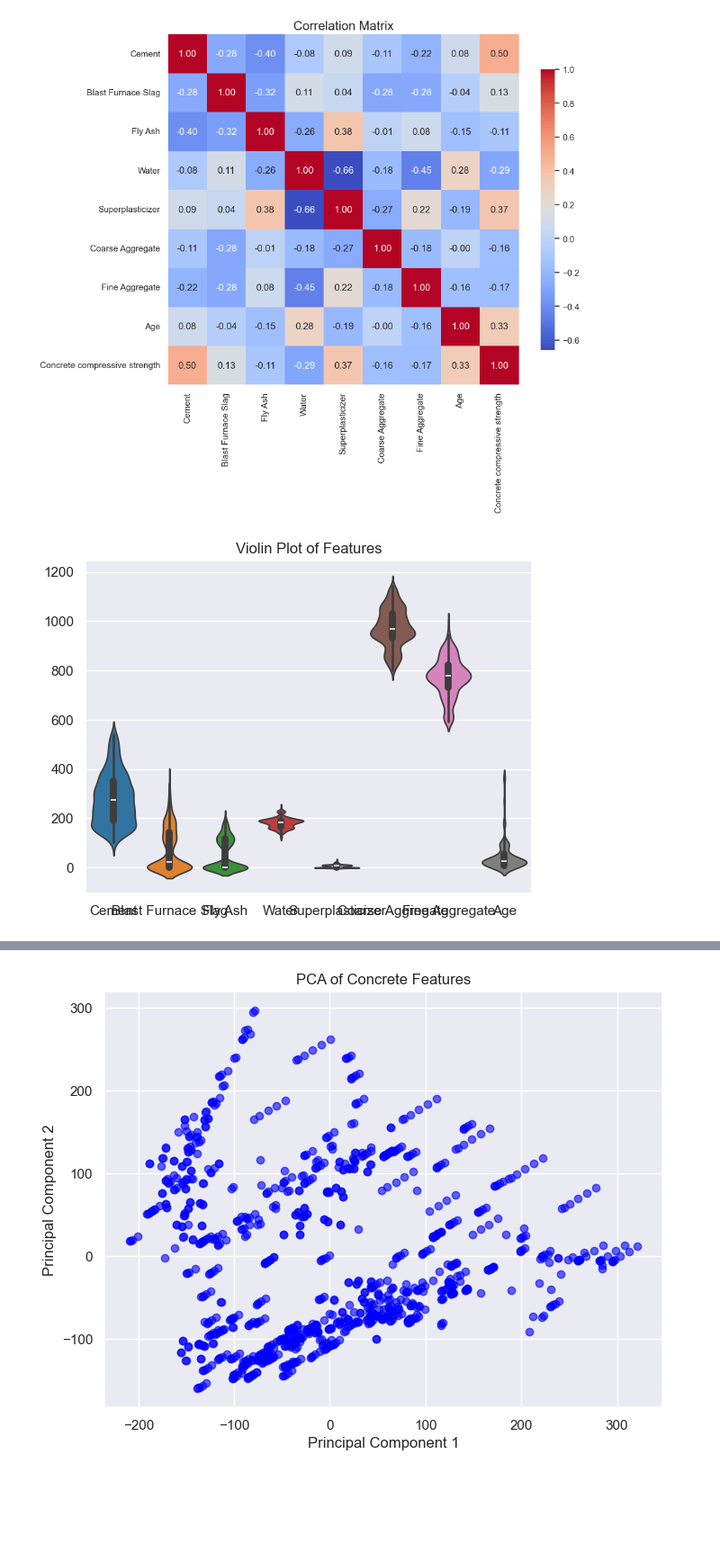
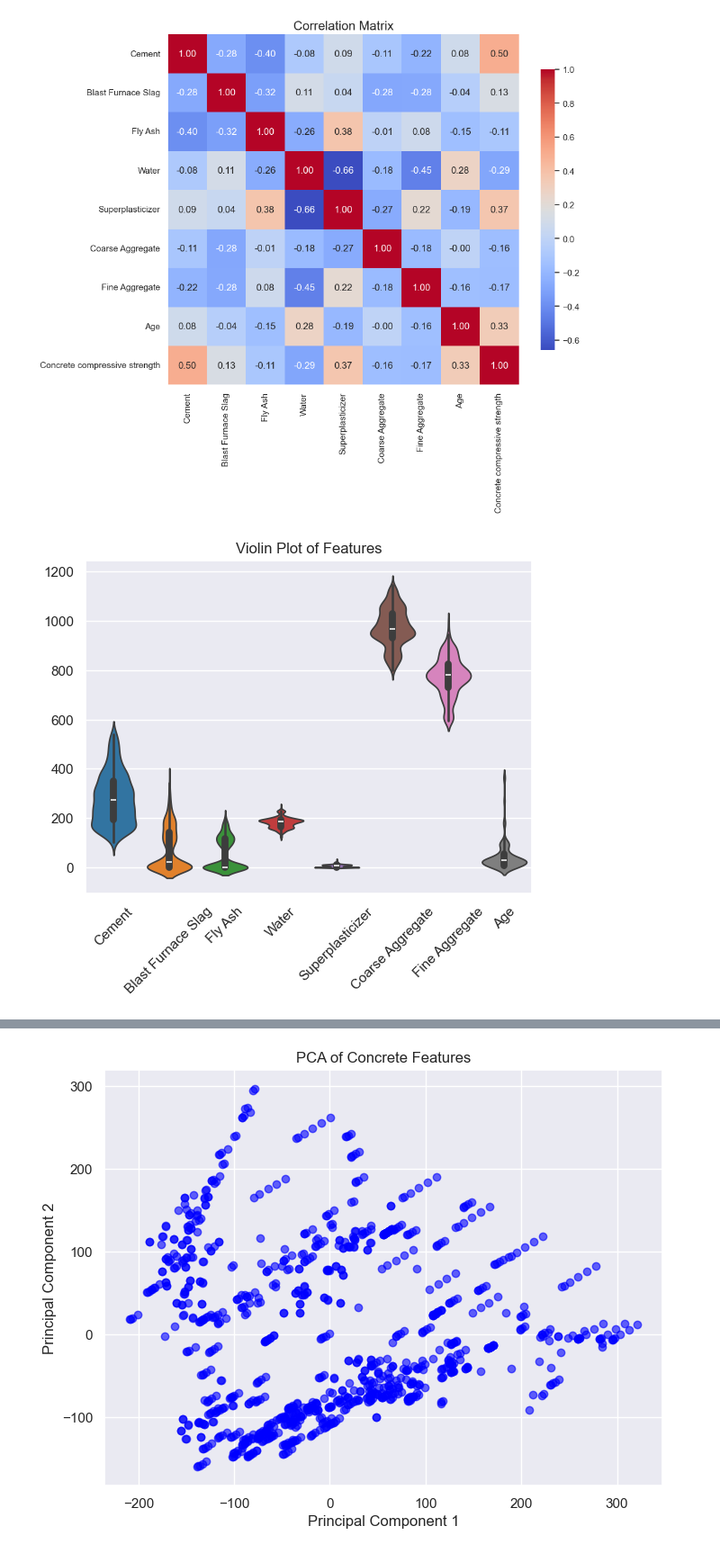
Before and after one commit to chrisd314/02452_Machine_Learning_Project_Fall_2025, a Jupyter notebook: ML Assignment 1.ipynb, the cells around one changed output, grey strips where cells are left out. Shown at 90% size. Drawn from its saved outputs; the diff is of its cells as text; code cells hidden in the pictures; blank space fills up the shorter version.

```diff
--- a/ML Assignment 1.ipynb
+++ b/ML Assignment 1.ipynb
@@ -131,6 +131,7 @@ Text(0.5, 1.0, 'Correlation Matrix')
 # %%
 sns.violinplot(data=X, palette=colors)
 plt.title("Violin Plot of Features")
+plt.xticks(rotation=45)
 plt.show()
 # %% [output]
-[figure, old version]
+[figure, new version]
```
Also changed, not shown: parts of 4 cells of this notebook.
